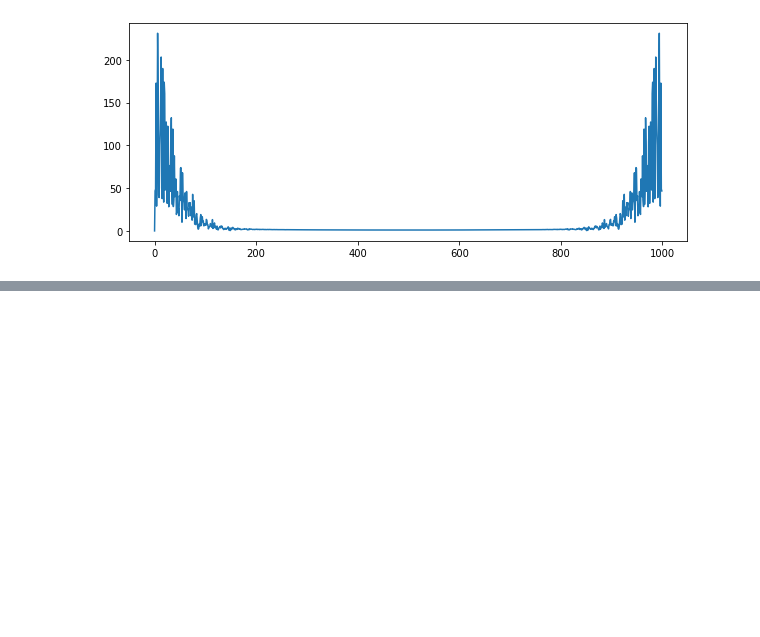
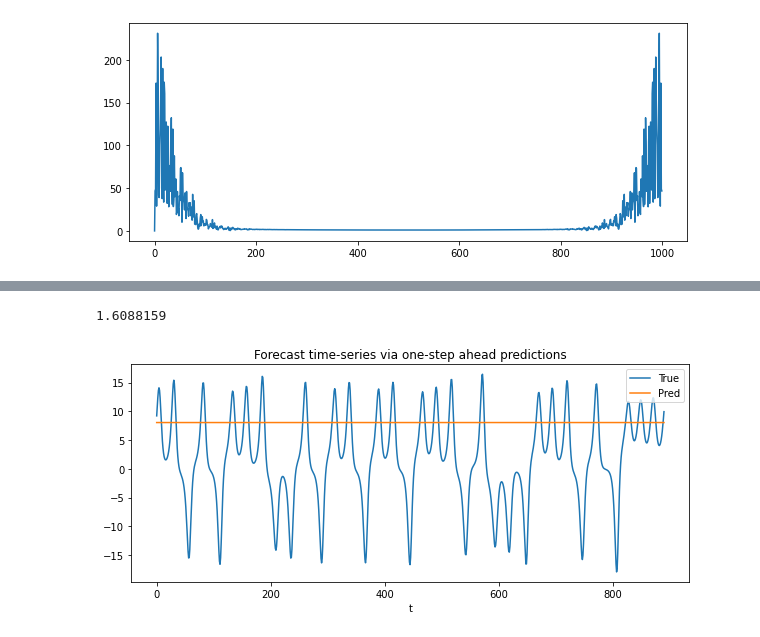
Before and after one commit to mpotta/bptt, a Jupyter notebook: RNNs for Chaos/rnns_for_chaos.ipynb, the cells around one changed output, grey strips where cells are left out. Drawn from its saved outputs; the diff is of its cells as text; code cells hidden in the pictures; blank space fills up the shorter version.

```diff
--- a/RNNs for Chaos/rnns_for_chaos.ipynb
+++ b/RNNs for Chaos/rnns_for_chaos.ipynb
@@ -370,0 +442,21 @@ plt.show()
+# %%
+# Reset Hidden State
+net_ss.rnn.init_hidden(X_train_step[:,0:burn_in_period,:].shape)
+
+# Burn-in
+net_ss(X_train_step[:,0:burn_in_period,:])
+
+# Forecast time-series via one-step ahead predictions
+data = X_train_step[0:q,0+burn_in_period:1+burn_in_period,:]
+one_step = one_step_ahead(net_ss, data, X_train_step[:,burn_in_period:,:].shape[1])
+one_step = np.asarray(one_step)
+
+# Compute loss
+error = loss_func(torch.from_numpy(one_step), Y_train[burn_in_period:]).detach().numpy()
+print(error)
+
+# Plot predictions
+plot_time_series(X[burn_in_period+q:], one_step, True, mu, sigma, "Forecast time-series via one-step ahead predictions")
+# %% [output]
+1.6088159
+[figure, added]
```
Also changed, not shown: parts of 10 cells of this notebook, 1 other file.
